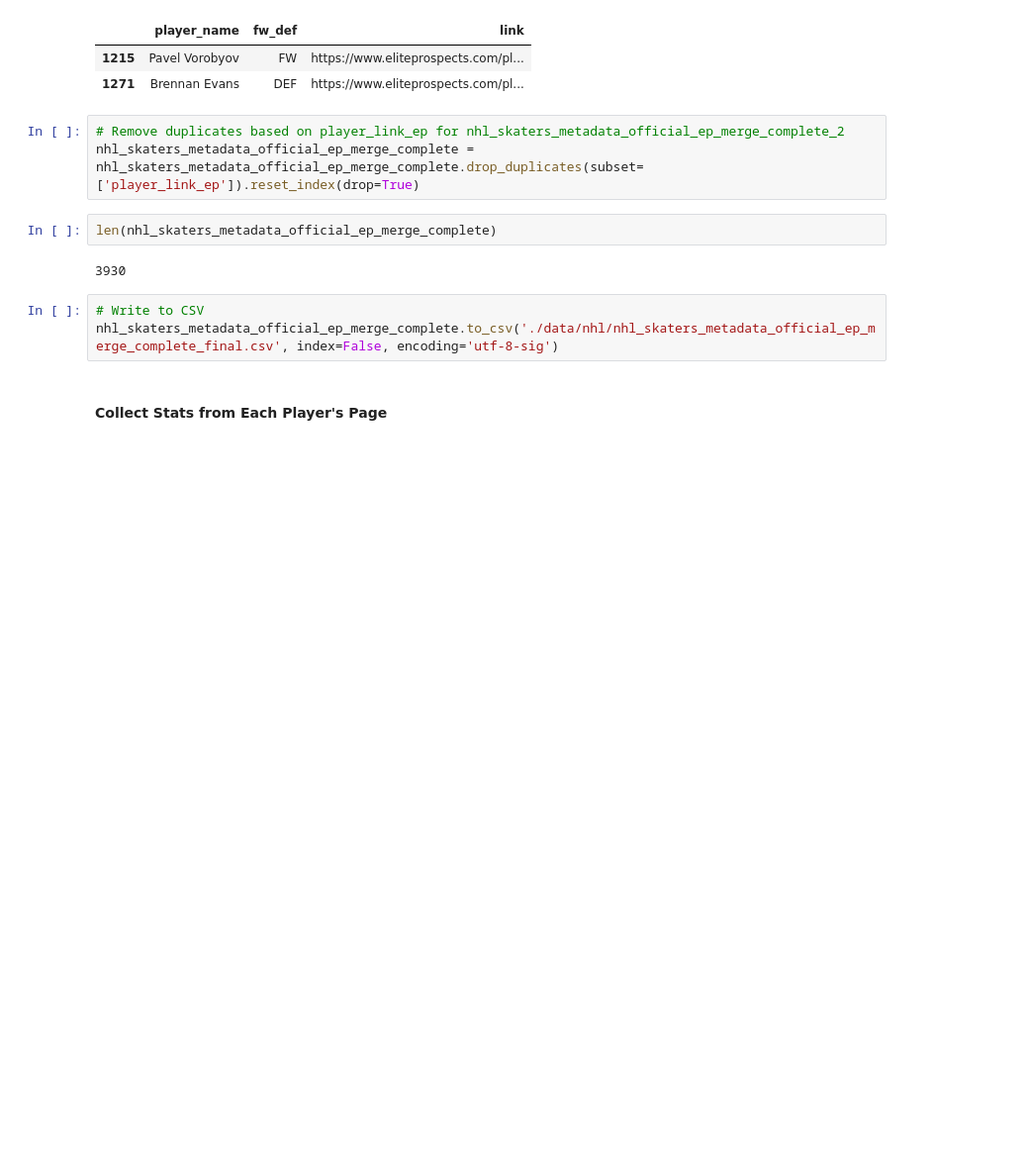
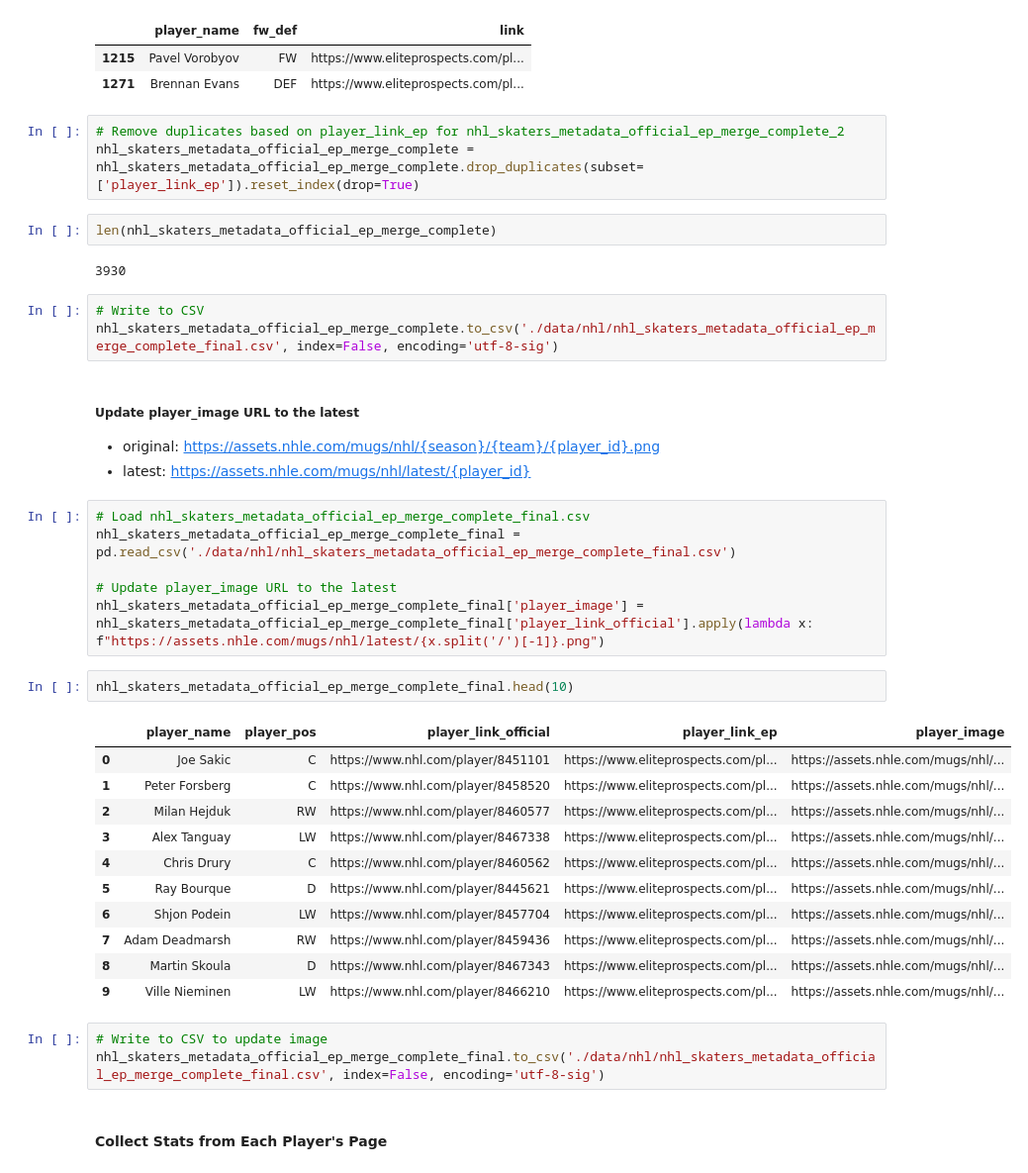
Before and after one commit to shigenogoro/NHL-Prospect-Predictor, a Jupyter notebook: eliteprospects_scraper/nhl_official_data_prep.ipynb, the cells around one changed output. Shown at 99% size. Drawn from its saved outputs; the diff is of its cells as text; blank space fills up the shorter version.

Commit message:
Update player_image to latest

```diff
--- a/eliteprospects_scraper/nhl_official_data_prep.ipynb
+++ b/eliteprospects_scraper/nhl_official_data_prep.ipynb
@@ -312,5 +312,32 @@ len(nhl_skaters_metadata_official_ep_merge_complete)
 # %%
 # Write to CSV
 nhl_skaters_metadata_official_ep_merge_complete.to_csv('./data/nhl/nhl_skaters_metadata_official_ep_merge_complete_final.csv', index=False, encoding='utf-8-sig')
+# %% [markdown]
+##### Update player_image URL to the latest
+- original: https://assets.nhle.com/mugs/nhl/{season}/{team}/{player_id}.png
+- latest: https://assets.nhle.com/mugs/nhl/latest/{player_id}
+# %%
+# Load nhl_skaters_metadata_official_ep_merge_complete_final.csv
+nhl_skaters_metadata_official_ep_merge_complete_final = pd.read_csv('./data/nhl/nhl_skaters_metadata_official_ep_merge_complete_final.csv')
+
+# Update player_image URL to the latest
+nhl_skaters_metadata_official_ep_merge_complete_final['player_image'] = nhl_skaters_metadata_official_ep_merge_complete_final['player_link_official'].apply(lambda x: f"https://assets.nhle.com/mugs/nhl/latest/{x.split('/')[-1]}.png")
+# %%
+nhl_skaters_metadata_official_ep_merge_complete_final.head(10)
+# %% [output]
+|  | player_name | player_pos | player_link_official | player_link_ep | player_image |
+| 0 | Joe Sakic | C | https://www.nhl.com/player/8451101 | https://www.eliteprospects.com/pl... | https://assets.nhle.com/mugs/nhl/... |
+| 1 | Peter Forsberg | C | https://www.nhl.com/player/8458520 | https://www.eliteprospects.com/pl... | https://assets.nhle.com/mugs/nhl/... |
+| 2 | Milan Hejduk | RW | https://www.nhl.com/player/8460577 | https://www.eliteprospects.com/pl... | https://assets.nhle.com/mugs/nhl/... |
+| 3 | Alex Tanguay | LW | https://www.nhl.com/player/8467338 | https://www.eliteprospects.com/pl... | https://assets.nhle.com/mugs/nhl/... |
+| 4 | Chris Drury | C | https://www.nhl.com/player/8460562 | https://www.eliteprospects.com/pl... | https://assets.nhle.com/mugs/nhl/... |
+| 5 | Ray Bourque | D | https://www.nhl.com/player/8445621 | https://www.eliteprospects.com/pl... | https://assets.nhle.com/mugs/nhl/... |
+| 6 | Shjon Podein | LW | https://www.nhl.com/player/8457704 | https://www.eliteprospects.com/pl... | https://assets.nhle.com/mugs/nhl/... |
+| 7 | Adam Deadmarsh | RW | https://www.nhl.com/player/8459436 | https://www.eliteprospects.com/pl... | https://assets.nhle.com/mugs/nhl/... |
+| 8 | Martin Skoula | D | https://www.nhl.com/player/8467343 | https://www.eliteprospects.com/pl... | https://assets.nhle.com/mugs/nhl/... |
+| 9 | Ville Nieminen | LW | https://www.nhl.com/player/8466210 | https://www.eliteprospects.com/pl... | https://assets.nhle.com/mugs/nhl/... |
+# %%
+# Write to CSV to update image
+nhl_skaters_metadata_official_ep_merge_complete_final.to_csv('./data/nhl/nhl_skaters_metadata_official_ep_merge_complete_final.csv', index=False, encoding='utf-8-sig')
 # %% [markdown]
 #### Collect Stats from Each Player's Page
```
Also changed, not shown: 4 other files.
